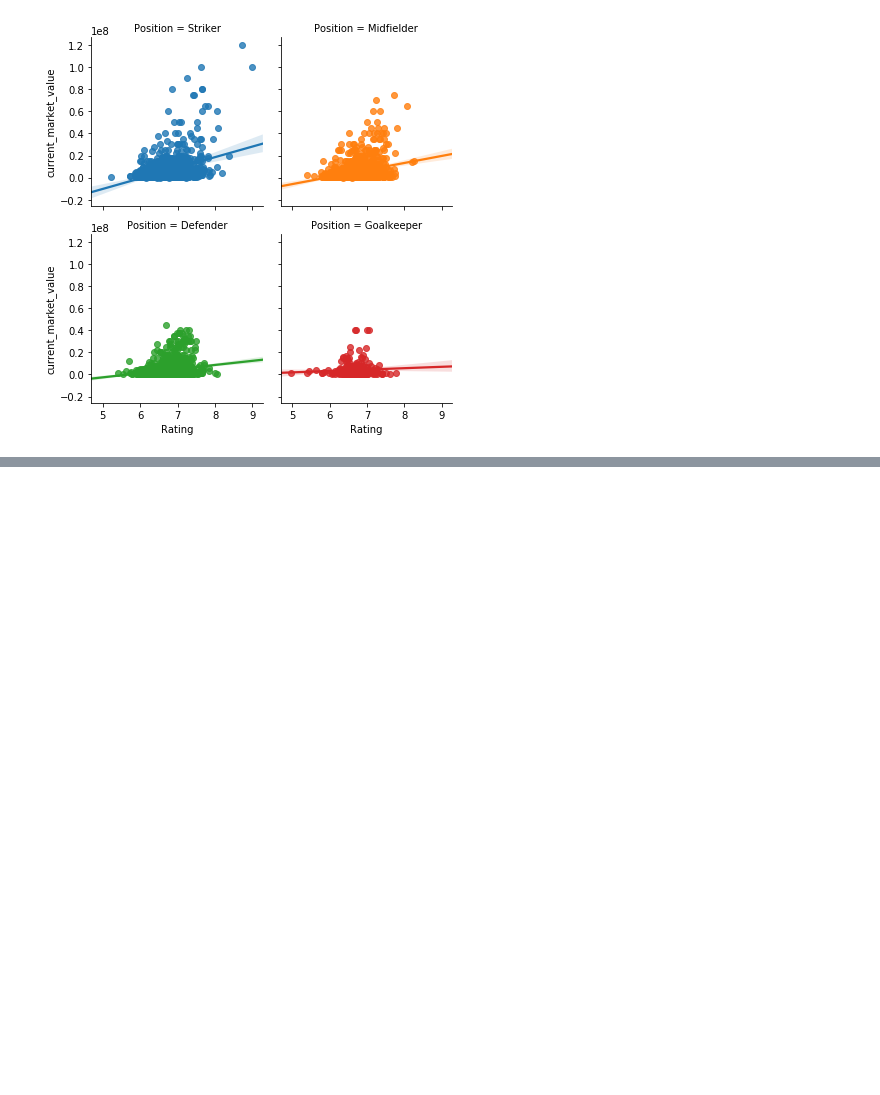
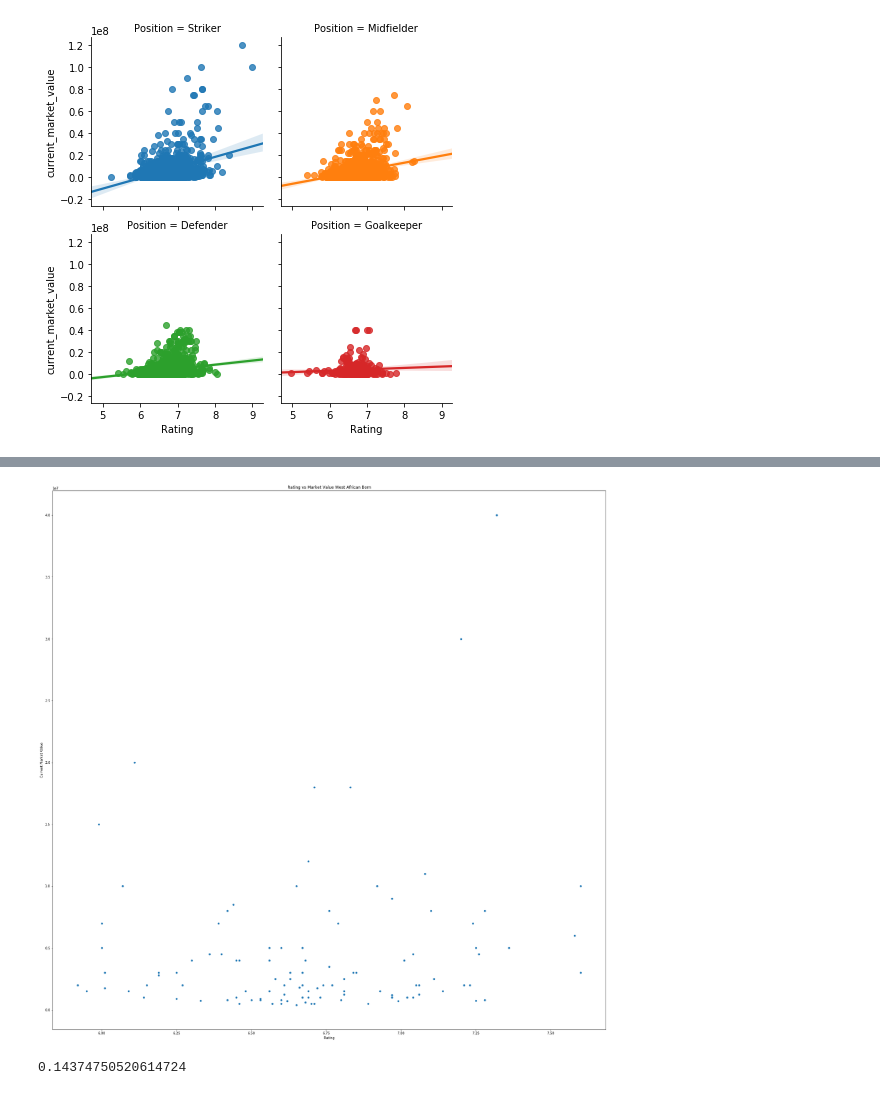
Before and after one commit to lekeh12/thinkful, a Jupyter notebook: Bootcamp_Capstone_D2.ipynb, the cells around one changed output, grey strips where cells are left out. Saved outputs shown, nothing was run; the diff lists cells and outputs as text; code cells hidden in the pictures; blank space fills up the shorter version.

```diff
--- a/Bootcamp_Capstone_D2.ipynb
+++ b/Bootcamp_Capstone_D2.ipynb
@@ -161,0 +167,3 @@ dtype: object
+# %%
+wa_country_list = ["Senegal", "Cote d'Ivoire", "Cape Verde", "Cameroon", "Democratic Republic of Congo", "Nigeria", "Benin", "Equatorial Guinea", "Burkina Faso", "Ghana", "Gambia"]
+df_wa = df[df.country_of_birth.isin(wa_country_list)]
@@ -161,0 +183,13 @@ dtype: object
+# %%
+plt.figure(figsize=(30,30))
+plt.plot('Rating', 'current_market_value', data=df_wa, linestyle='', marker='o', markersize=5)
+plt.xlabel('Rating')
+plt.ylabel('Current Market Value')
+plt.title('Rating vs Market Value West African Born')
+plt.show()
+# %% [output]
+[figure, added]
+# %%
+df_wa['Rating'].corr(df_wa['current_market_value'])
+# %% [output]
+0.14374750520614724
```
Also changed, not shown: parts of 36 cells of this notebook.
